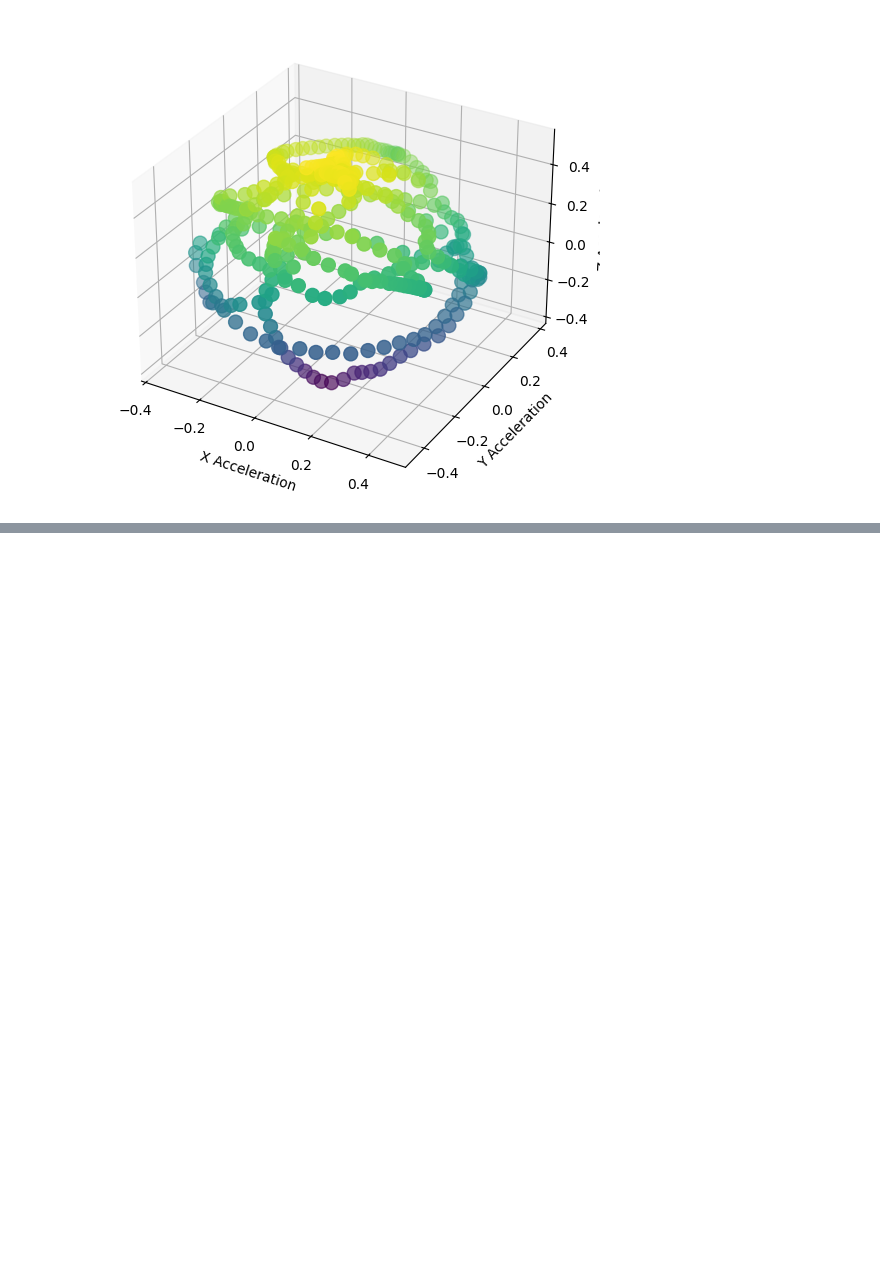
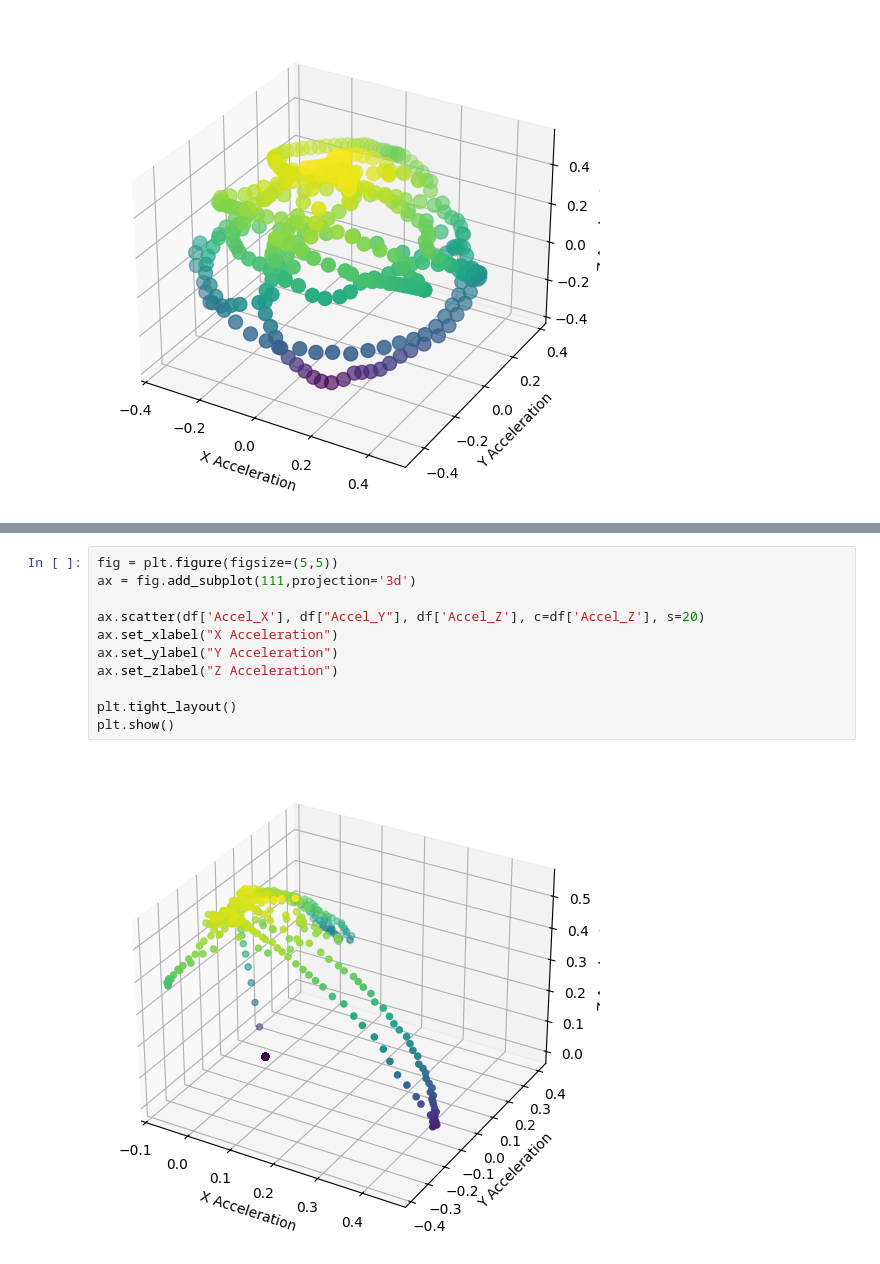
Before and after one commit to ServeshKarnawat/CruzHacks2026, a Jupyter notebook: test.ipynb, the cells around one changed output, grey strips where cells are left out. Saved outputs shown, nothing was run; the diff lists cells and outputs as text; blank space fills up the shorter version.

```diff
--- a/test.ipynb
+++ b/test.ipynb
@@ -36,0 +72,13 @@ plt.show()
+# %%
+fig = plt.figure(figsize=(5,5))
+ax = fig.add_subplot(111,projection='3d')
+
+ax.scatter(df['Accel_X'], df["Accel_Y"], df['Accel_Z'], c=df['Accel_Z'], s=20)
+ax.set_xlabel("X Acceleration")
+ax.set_ylabel("Y Acceleration")
+ax.set_zlabel("Z Acceleration")
+
+plt.tight_layout()
+plt.show()
+# %% [output]
+[figure, added]
```
Also changed, not shown: parts of 3 cells of this notebook, 3 other files.
